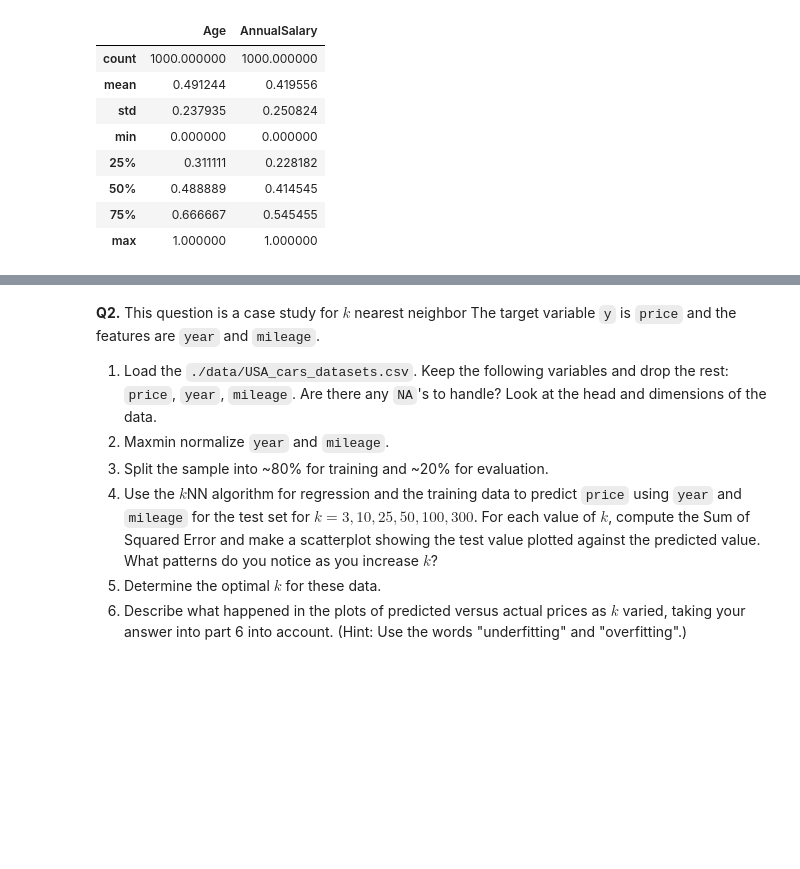
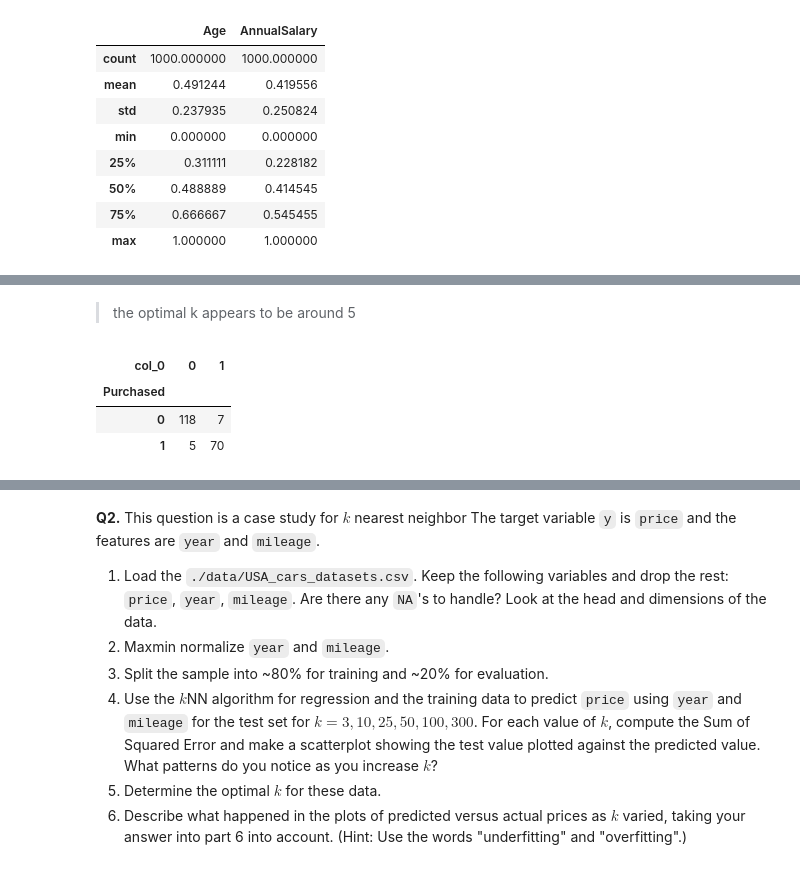
Before and after one commit to zoevw/assignment3, a Jupyter notebook: assignment_knn_and_kmc.ipynb, the cells around one changed output, grey strips where cells are left out. Drawn from its saved outputs; the diff is of its cells as text; code cells hidden in the pictures; blank space fills up the shorter version.

```diff
--- a/assignment_knn_and_kmc.ipynb
+++ b/assignment_knn_and_kmc.ipynb
@@ -79,0 +110,15 @@ X.describe()
+# %% [markdown]
+
+
+> the optimal k appears to be around 5
+# %%
+#1.6
+model=KNeighborsClassifier(n_neighbors=5)
+fitted_model=model.fit(X_train,y_train)
+y_hat=fitted_model.predict(X_test)
+pd.crosstab(y_test,y_hat)
+# %% [output]
+| col_0 | 0 | 1 |
+| Purchased |  |  |
+| 0 | 118 | 7 |
+| 1 | 5 | 70 |
```
Also changed, not shown: parts of 6 cells of this notebook.
